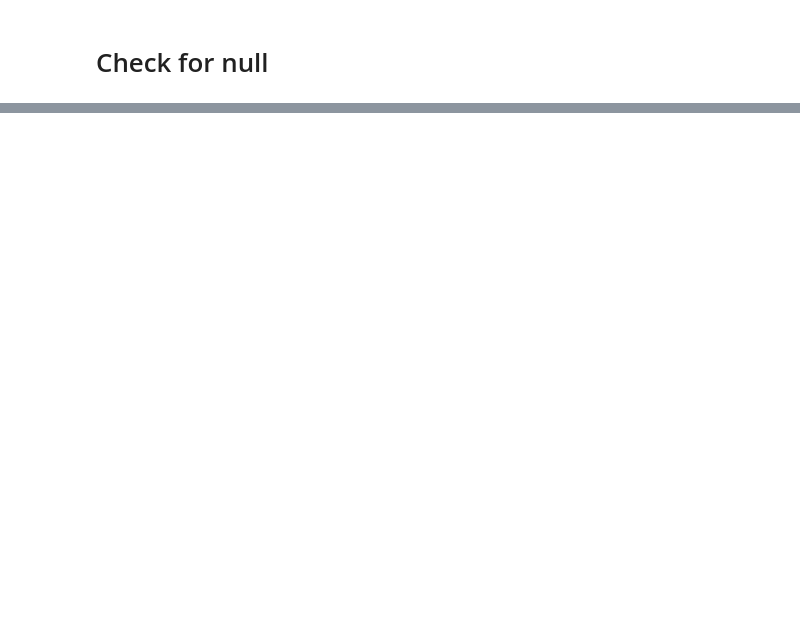
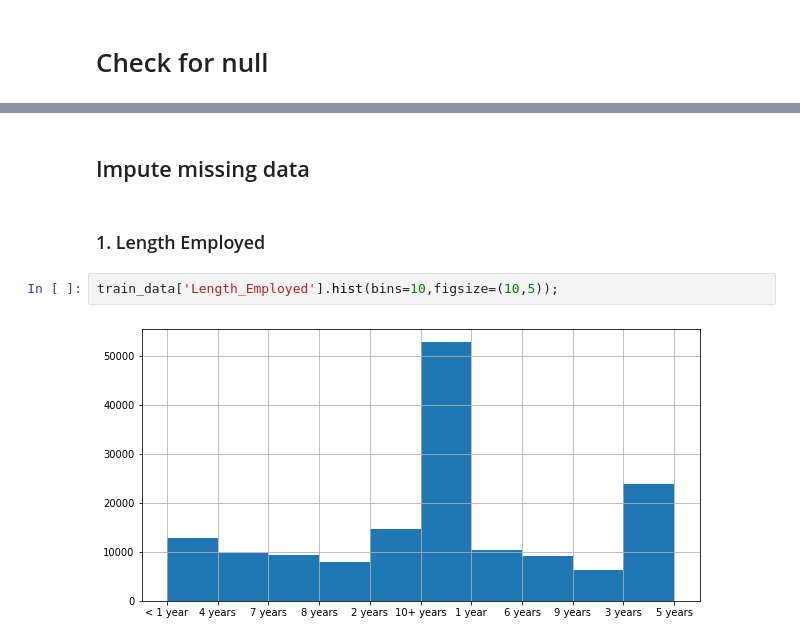
Before and after one commit to AvinashRamireddy31/Banking, a Jupyter notebook: src/data_processing/data_processing.ipynb, the cells around one changed output, grey strips where cells are left out. Saved outputs shown, nothing was run; the diff lists cells and outputs as text; blank space fills up the shorter version.

```diff
--- a/src/data_processing/data_processing.ipynb
+++ b/src/data_processing/data_processing.ipynb
@@ -105,0 +109,8 @@ train_data.apply(lambda col: col, axis = 0)
+# %% [markdown]
+## Impute missing data
+# %% [markdown]
+### 1. Length Employed
+# %%
+train_data['Length_Employed'].hist(bins=10,figsize=(10,5));
+# %% [output]
+[figure, added]
```
Also changed, not shown: parts of 33 cells of this notebook.
